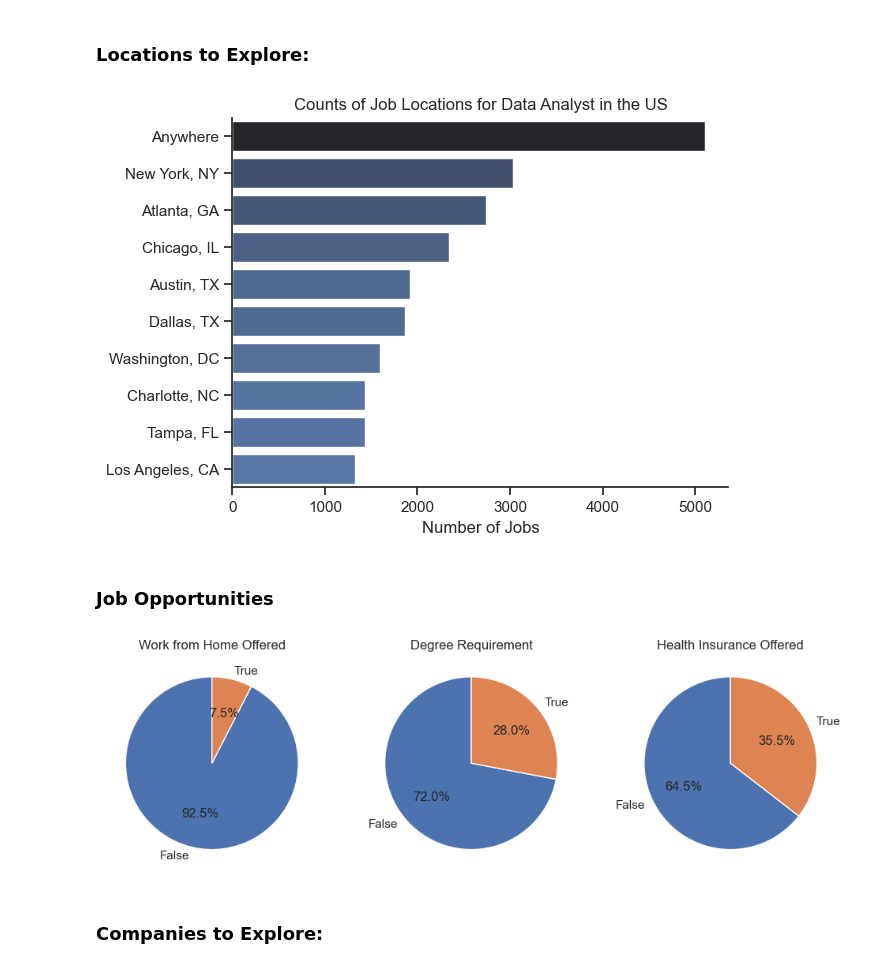
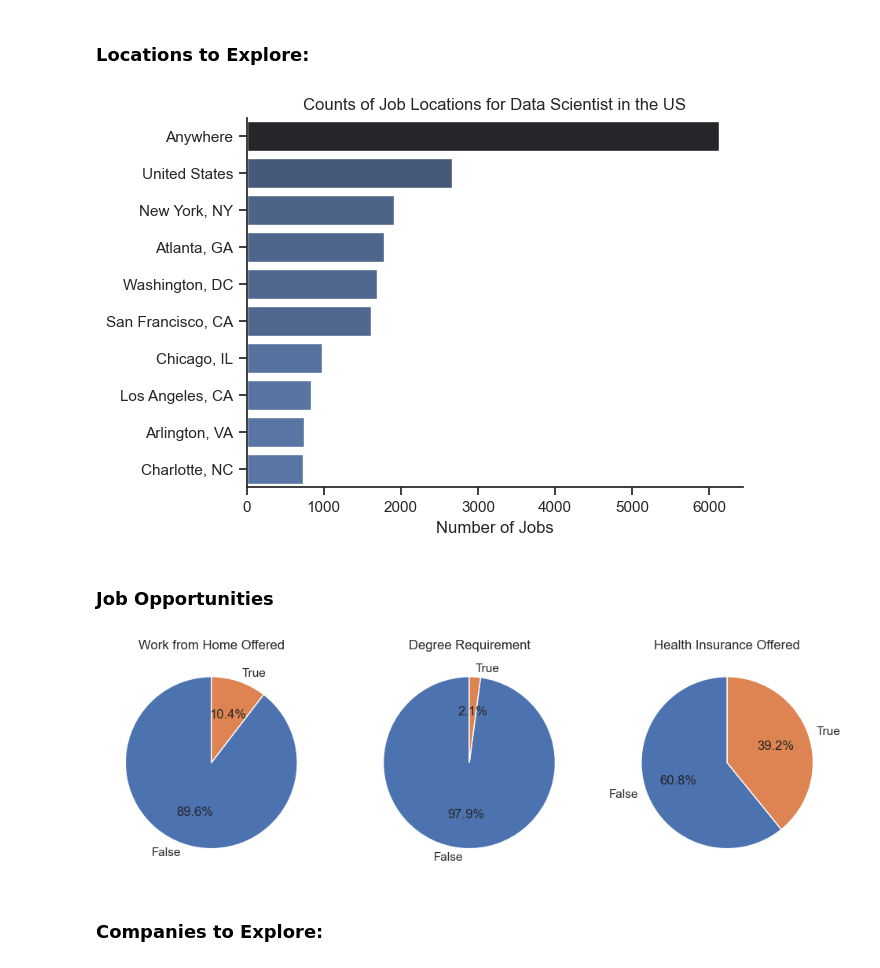
Before and after one commit to haroonrasheed-ca/Python_Project_Data_Analysis, a Jupyter notebook: 1_EDA_Intro.ipynb, the cells around one changed output. Cells and saved outputs as stored; diff of their text form; code cells hidden in the pictures.

```diff
--- a/1_EDA_Intro.ipynb
+++ b/1_EDA_Intro.ipynb
@@ -110,21 +110,21 @@ df['job_skills'] = df['job_skills'].apply(lambda x: ast.literal_eval(x) if pd.no
 # %% [markdown]
 ### Filter for US Data Analyst roles
 # %%
-df_DA_US = df[(df['job_country'] == 'United States') & (df['job_title_short'] == 'Data Analyst')]
+df_DA_US = df[(df['job_country'] == 'United States') & (df['job_title_short'] == 'Data Scientist')]
 # %% [markdown]
 ### Locations to Explore:
 # %%
 df_plot = df_DA_US['job_location'].value_counts().head(10).to_frame()
 
 sns.set_theme(style='ticks')
 sns.barplot(data=df_plot, x='count', y='job_location', hue='count', palette='dark:b_r', legend=False)
 sns.despine()
-plt.title('Counts of Job Locations for Data Analyst in the US')
+plt.title('Counts of Job Locations for Data Scientist in the US')
 plt.xlabel('Number of Jobs')
 plt.ylabel('')
 plt.show()
 # %% [output]
-[figure, old version]
+[figure, new version]
 # %% [markdown]
 ### Job Opportunities
 # %%
@@ -145,7 +145,7 @@ for i, (column, title) in enumerate(dict_column.items()):
 # plt.suptitle('Benefit Analysis of Data Jobs', fontsize=16)
 plt.show()
 # %% [output]
-[figure, old version]
+[figure, new version]
 # %% [markdown]
 ### Companies to Explore:
 # %%
```
Also changed, not shown: parts of 4 cells of this notebook.
